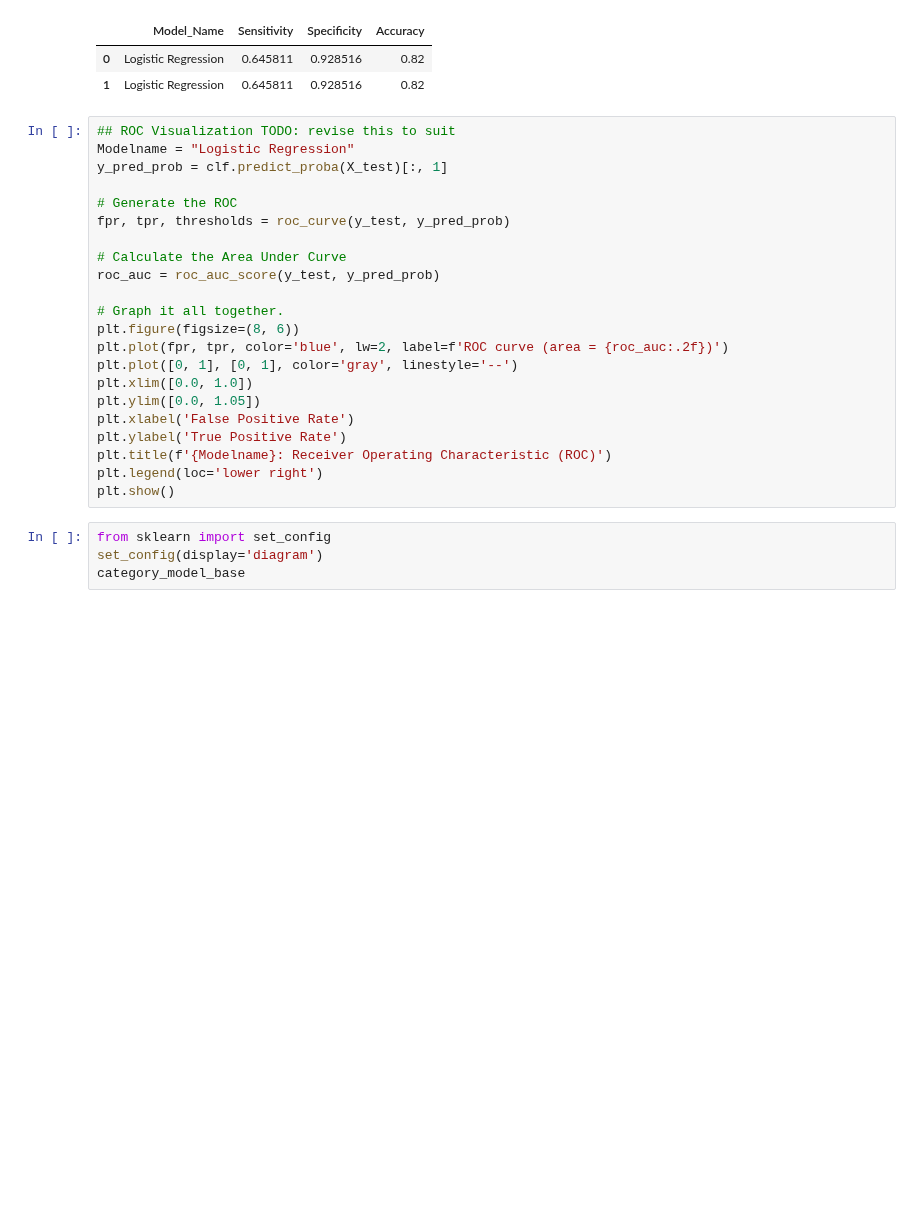
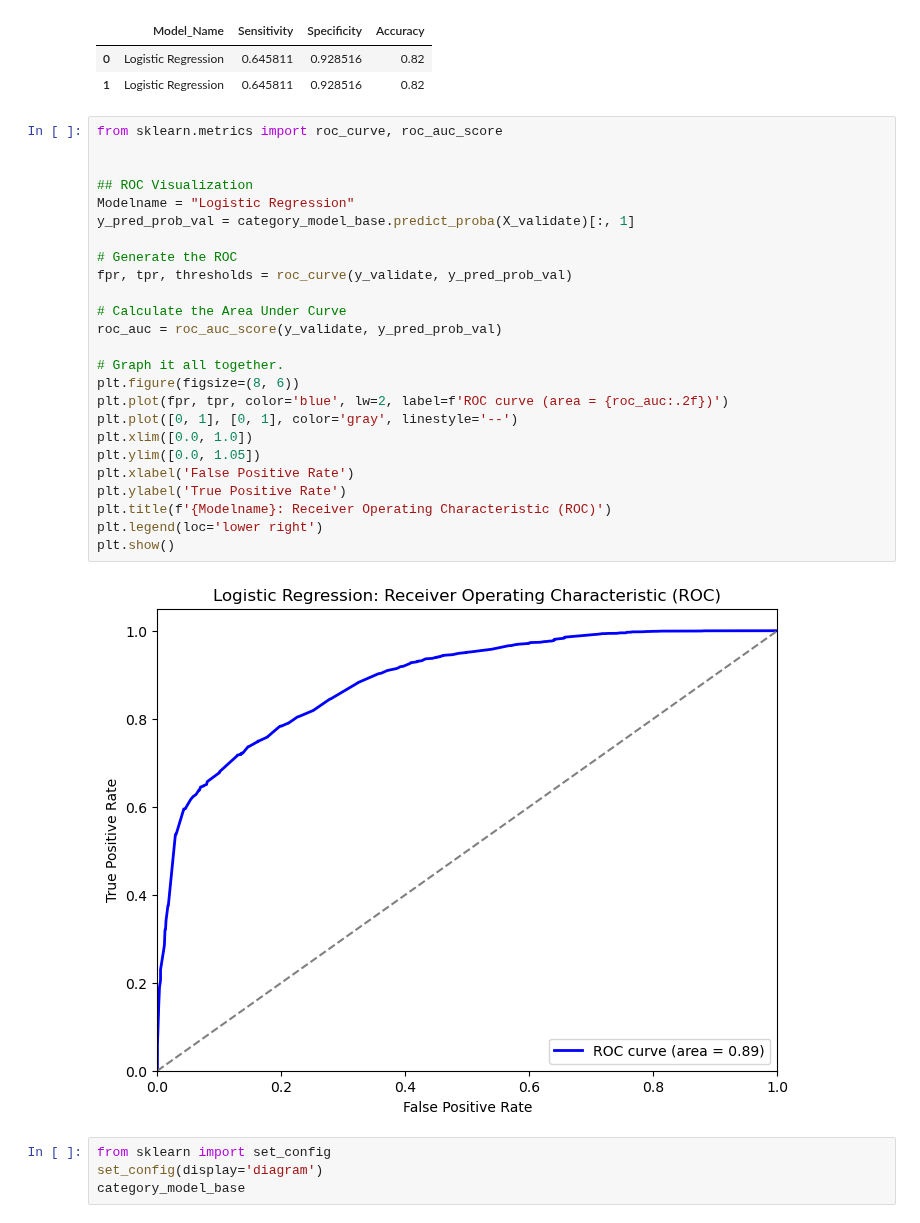
Before and after one commit to j-lepard/Prolonged_Length_of_Stay, a Jupyter notebook: _src/07.Category_Model_CatBoost.ipynb, the cells around one changed output. Cells and saved outputs as stored; diff of their text form; blank space fills up the shorter version.

Commit message:
Completed ROC and Confusion for Base Log Reg model

```diff
--- a/_src/07.Category_Model_CatBoost.ipynb
+++ b/_src/07.Category_Model_CatBoost.ipynb
@@ -295,27 +295,32 @@ Specificity: 0.9285158277114686
 | 0 | Logistic Regression | 0.645811 | 0.928516 | 0.82 |
 | 1 | Logistic Regression | 0.645811 | 0.928516 | 0.82 |
 # %%
-## ROC Visualization TODO: revise this to suit
+from sklearn.metrics import roc_curve, roc_auc_score
+
+
+## ROC Visualization
 Modelname = "Logistic Regression"
-y_pred_prob = clf.predict_proba(X_test)[:, 1]
+y_pred_prob_val = category_model_base.predict_proba(X_validate)[:, 1]
 
 # Generate the ROC
-fpr, tpr, thresholds = roc_curve(y_test, y_pred_prob)
+fpr, tpr, thresholds = roc_curve(y_validate, y_pred_prob_val)
 
 # Calculate the Area Under Curve
-roc_auc = roc_auc_score(y_test, y_pred_prob)
+roc_auc = roc_auc_score(y_validate, y_pred_prob_val)
 
 # Graph it all together.
 plt.figure(figsize=(8, 6))
 plt.plot(fpr, tpr, color='blue', lw=2, label=f'ROC curve (area = {roc_auc:.2f})')
 plt.plot([0, 1], [0, 1], color='gray', linestyle='--')
 plt.xlim([0.0, 1.0])
 plt.ylim([0.0, 1.05])
 plt.xlabel('False Positive Rate')
 plt.ylabel('True Positive Rate')
 plt.title(f'{Modelname}: Receiver Operating Characteristic (ROC)')
 plt.legend(loc='lower right')
 plt.show()
+# %% [output]
+[figure, added]
 # %%
 from sklearn import set_config
 set_config(display='diagram')
```
